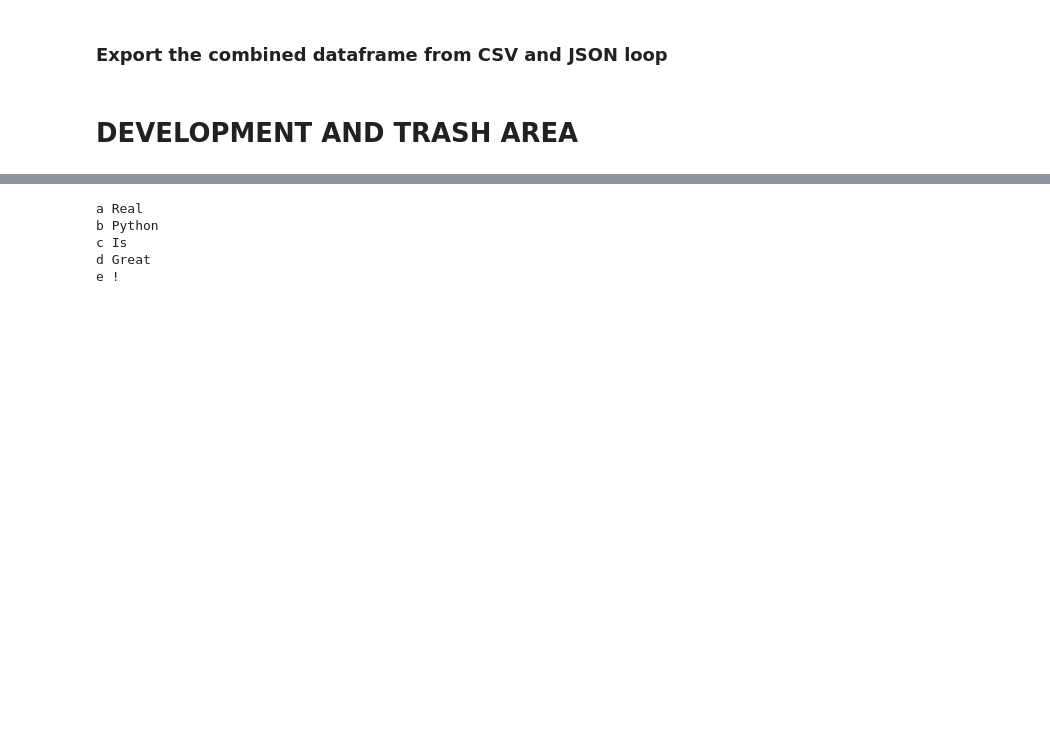
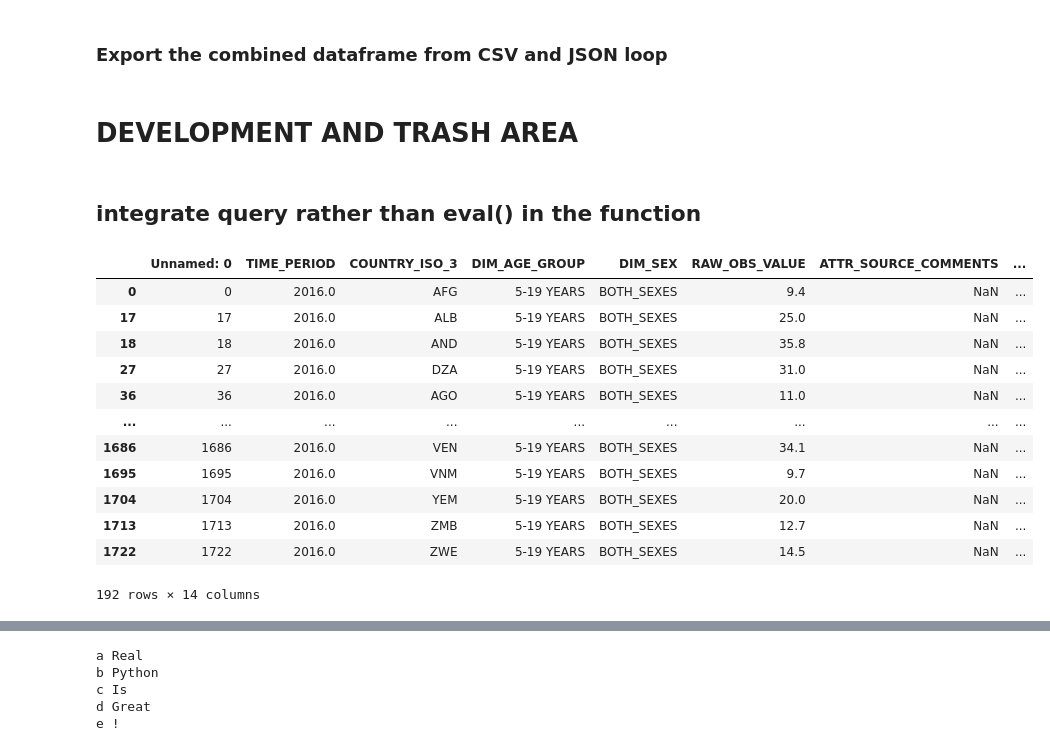
Before and after one commit to m-g-d-c/crba-etl, a Jupyter notebook: main_refactor.ipynb, the cells around one changed output, grey strips where cells are left out. Cells and saved outputs as stored; diff of their text form; code cells hidden in the pictures; blank space fills up the shorter version.

```diff
--- a/main_refactor.ipynb
+++ b/main_refactor.ipynb
@@ -437,3 +442,26 @@ combined_cleansed_csv.to_csv(
 )
 # %% [markdown]
 # DEVELOPMENT AND TRASH AREA
+# %% [markdown]
+## integrate query rather than eval() in the function
+# %%
+s103_cleansed = pd.read_csv(
+    filepath_or_buffer = data_sources_cleansed / "S-103_cleansed.csv",
+    sep = ";"
+)
+
+s103_cleansed.query("DIM_SEX == 'BOTH_SEXES' & DIM_AGE_GROUP == '5-19 YEARS'")
+# %% [output]
+|  | Unnamed: 0 | TIME_PERIOD | COUNTRY_ISO_3 | DIM_AGE_GROUP | DIM_SEX | RAW_OBS_VALUE | ATTR_SOURCE_COMMENTS | ... |
+| 0 | 0 | 2016.0 | AFG | 5-19 YEARS | BOTH_SEXES | 9.4 | NaN | ... |
+| 17 | 17 | 2016.0 | ALB | 5-19 YEARS | BOTH_SEXES | 25.0 | NaN | ... |
+| 18 | 18 | 2016.0 | AND | 5-19 YEARS | BOTH_SEXES | 35.8 | NaN | ... |
+| 27 | 27 | 2016.0 | DZA | 5-19 YEARS | BOTH_SEXES | 31.0 | NaN | ... |
+| 36 | 36 | 2016.0 | AGO | 5-19 YEARS | BOTH_SEXES | 11.0 | NaN | ... |
+| ... | ... | ... | ... | ... | ... | ... | ... | ... |
+| 1686 | 1686 | 2016.0 | VEN | 5-19 YEARS | BOTH_SEXES | 34.1 | NaN | ... |
+| 1695 | 1695 | 2016.0 | VNM | 5-19 YEARS | BOTH_SEXES | 9.7 | NaN | ... |
+| 1704 | 1704 | 2016.0 | YEM | 5-19 YEARS | BOTH_SEXES | 20.0 | NaN | ... |
+| 1713 | 1713 | 2016.0 | ZMB | 5-19 YEARS | BOTH_SEXES | 12.7 | NaN | ... |
+| 1722 | 1722 | 2016.0 | ZWE | 5-19 YEARS | BOTH_SEXES | 14.5 | NaN | ... |
+192 rows × 14 columns
```
Also changed, not shown: parts of 9 cells of this notebook, 3 other files.
